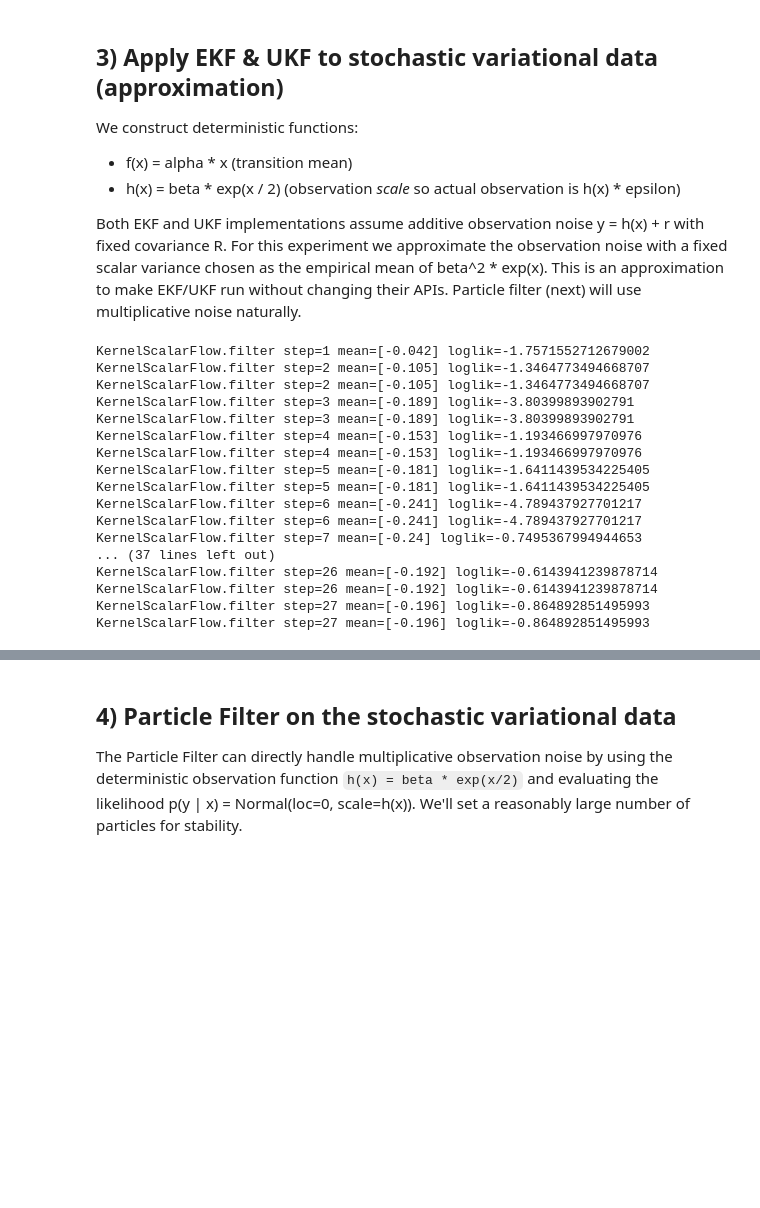
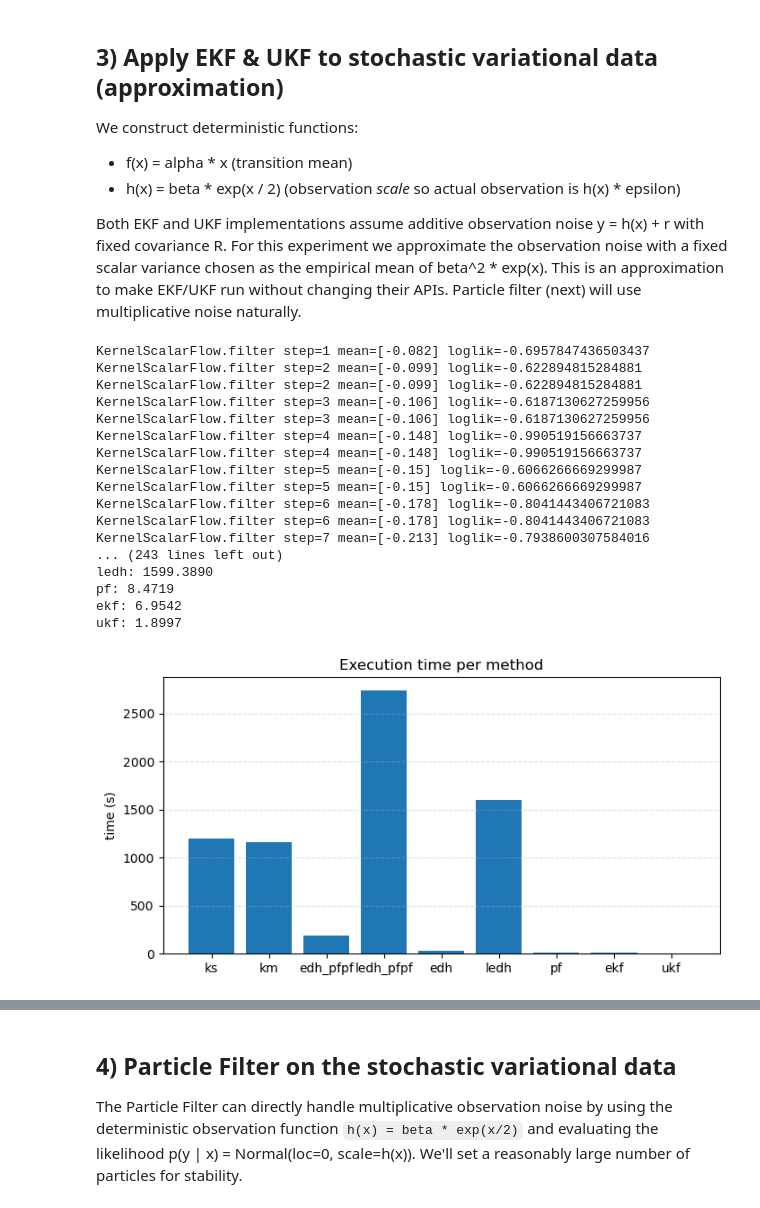
Before and after one commit to Yechang618/JPMSummer, a Jupyter notebook: experiments_part_1.ipynb, the cells around one changed output, grey strips where cells are left out. Cells and saved outputs as stored; diff of their text form; code cells hidden in the pictures; blank space fills up the shorter version.

```diff
--- a/experiments_part_1.ipynb
+++ b/experiments_part_1.ipynb
@@ -302,53 +301,77 @@ km = KernelMatrixFlow(n_flow_steps=10)
 
 sv_ledh.n_flow_steps = 10
 sv_edh.n_flow_steps = 10
 pf_ledh.n_flow_steps = 10
 pf_edh.n_flow_steps = 10
 
 # Run EKF and UKF on the observations
 obs = tf.convert_to_tensor(y_sv.reshape(-1, 1), dtype=tf.float64)
 
 # Ensure observation matrix matches stochastic-variational dims (1x1)
 H_sv = np.eye(n_obs)
 
 # Use R_approx (1x1) for the stochastic-variational experiment, not the earlier 2x2 `R`.
+# Time each method and store durations (seconds)
+times = {}
+t0 = time.perf_counter()
 ks_means, ks_covs, ks_ll = ks.filter(obs.numpy(), particles_ks, h, R_approx, H_sv, verbose = verbose)
+times['ks'] = time.perf_counter() - t0
+t0 = time.perf_counter()
 km_means, km_covs, km_ll = km.filter(obs.numpy(), particles_km, h, R_approx, H_sv, verbose = verbose)
-
+times['km'] = time.perf_counter() - t0
+t0 = time.perf_counter()
 edh_pfpf_means_tf, edh_pf_covs_tf, edh_pf_ll = pf_edh.filter(obs, verbose = verbose)
-# ledh_pfpf_means_tf, ledh_pf_covs_tf, ledh_pf_ll = pf_ledh.filter(obs)
+times['edh_pfpf'] = time.perf_counter() - t0
+t0 = time.perf_counter()
+ledh_pfpf_means_tf, ledh_pf_covs_tf, ledh_pf_ll = pf_ledh.filter(obs)
+times['ledh_pfpf'] = time.perf_counter() - t0
+t0 = time.perf_counter()
 edh_means_tf, edh_covs_tf, edh_ll = sv_edh.filter(obs, verbose = verbose)
-# ledh_means_tf, ledh_covs_tf, ledh_ll = sv_ledh.filter(obs)
+times['edh'] = time.perf_counter() - t0
+t0 = time.perf_counter()
+ledh_means_tf, ledh_covs_tf, ledh_ll = sv_ledh.filter(obs)
+times['ledh'] = time.perf_counter() - t0
+t0 = time.perf_counter()
 pf_means_tf, pf_covs_tf, pf_ll = sv_pf.filter(obs)
+times['pf'] = time.perf_counter() - t0
+t0 = time.perf_counter()
 ekf_means_tf, ekf_covs_tf, ekf_ll = sv_ekf.filter(obs)
+times['ekf'] = time.perf_counter() - t0
+t0 = time.perf_counter()
 ukf_means_tf, ukf_covs_tf, ukf_ll = sv_ukf.filter(obs)
+times['ukf'] = time.perf_counter() - t0
 
 
 sv_ks_means = ks_means.numpy().squeeze()
 sv_km_means = km_means.numpy().squeeze()
 sv_pf_means = pf_means_tf.numpy().squeeze()
 sv_ekf_means = ekf_means_tf.numpy().squeeze()
 sv_ukf_means = ukf_means_tf.numpy().squeeze()
 sv_edh_means = edh_means_tf.numpy().squeeze()
-# sv_ledh_means = ledh_means_tf.numpy().squeeze()
+sv_ledh_means = ledh_means_tf.numpy().squeeze()
 sv_edh_pfpf_means = edh_pfpf_means_tf.numpy().squeeze()
-# sv_ledh_pfpf_means = ledh_pfpf_means_tf.numpy().squeeze()
+sv_ledh_pfpf_means = ledh_pfpf_means_tf.numpy().squeeze()
+# Print timing summary and save a bar plot
+print('Method timings (s):')
+for k, v in times.items():
+    print(f'{k}: {v:.4f}')
 # %% [output]
-KernelScalarFlow.filter step=1 mean=[-0.042] loglik=-1.7571552712679002
-KernelScalarFlow.filter step=2 mean=[-0.105] loglik=-1.3464773494668707
-KernelScalarFlow.filter step=2 mean=[-0.105] loglik=-1.3464773494668707
-KernelScalarFlow.filter step=3 mean=[-0.189] loglik=-3.80399893902791
-KernelScalarFlow.filter step=3 mean=[-0.189] loglik=-3.80399893902791
-KernelScalarFlow.filter step=4 mean=[-0.153] loglik=-1.193466997970976
-KernelScalarFlow.filter step=4 mean=[-0.153] loglik=-1.193466997970976
-KernelScalarFlow.filter step=5 mean=[-0.181] loglik=-1.6411439534225405
-KernelScalarFlow.filter step=5 mean=[-0.181] loglik=-1.6411439534225405
-KernelScalarFlow.filter step=6 mean=[-0.241] loglik=-4.789437927701217
-KernelScalarFlow.filter step=6 mean=[-0.241] loglik=-4.789437927701217
-KernelScalarFlow.filter step=7 mean=[-0.24] loglik=-0.7495367994944653
-... (37 lines left out)
-KernelScalarFlow.filter step=26 mean=[-0.192] loglik=-0.6143941239878714
-KernelScalarFlow.filter step=26 mean=[-0.192] loglik=-0.6143941239878714
-KernelScalarFlow.filter step=27 mean=[-0.196] loglik=-0.864892851495993
-KernelScalarFlow.filter step=27 mean=[-0.196] loglik=-0.864892851495993
+KernelScalarFlow.filter step=1 mean=[-0.082] loglik=-0.6957847436503437
+KernelScalarFlow.filter step=2 mean=[-0.099] loglik=-0.622894815284881
+KernelScalarFlow.filter step=2 mean=[-0.099] loglik=-0.622894815284881
+KernelScalarFlow.filter step=3 mean=[-0.106] loglik=-0.6187130627259956
+KernelScalarFlow.filter step=3 mean=[-0.106] loglik=-0.6187130627259956
+KernelScalarFlow.filter step=4 mean=[-0.148] loglik=-0.990519156663737
+KernelScalarFlow.filter step=4 mean=[-0.148] loglik=-0.990519156663737
+KernelScalarFlow.filter step=5 mean=[-0.15] loglik=-0.6066266669299987
+KernelScalarFlow.filter step=5 mean=[-0.15] loglik=-0.6066266669299987
+KernelScalarFlow.filter step=6 mean=[-0.178] loglik=-0.8041443406721083
+KernelScalarFlow.filter step=6 mean=[-0.178] loglik=-0.8041443406721083
+KernelScalarFlow.filter step=7 mean=[-0.213] loglik=-0.7938600307584016
+... (243 lines left out)
+ledh: 1599.3890
+pf: 8.4719
+ekf: 6.9542
+ukf: 1.8997
+[figure, added]
 # %%
```
Also changed, not shown: parts of 8 cells of this notebook, 5 other files.
